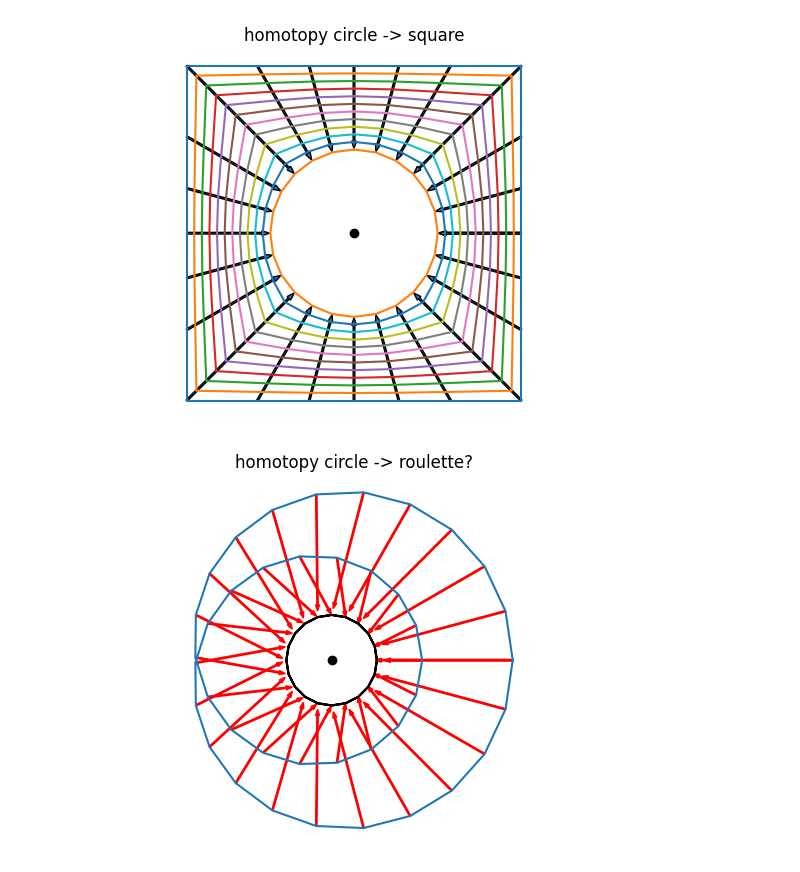
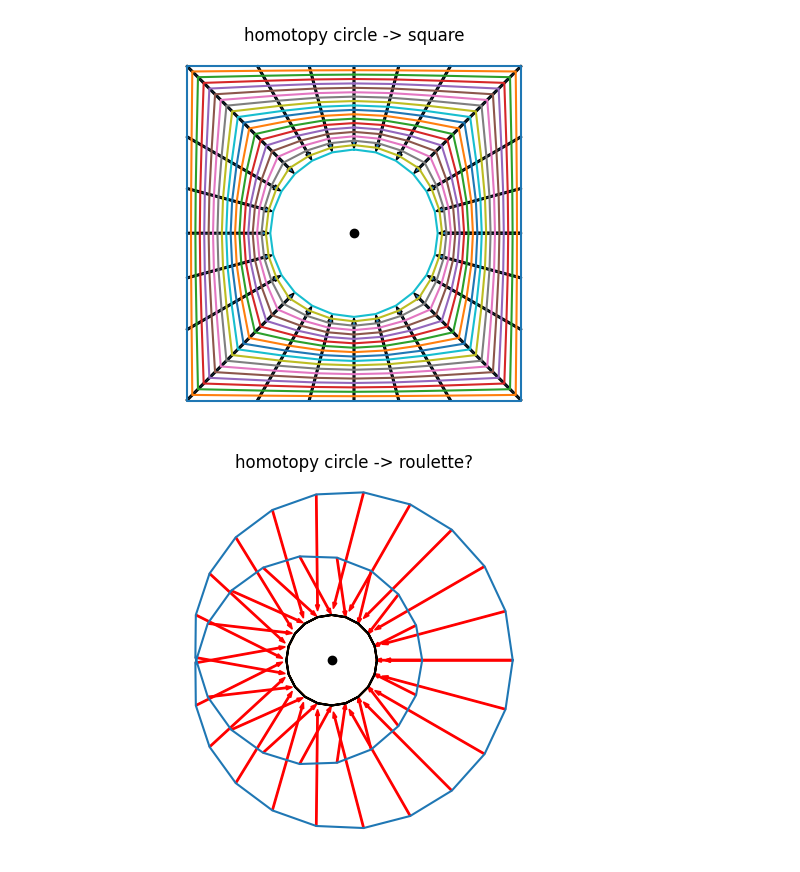
Before and after one commit to macbuse/ALG_TOP, a Jupyter notebook: homotopies.ipynb, the cells around one changed output. Saved outputs shown, nothing was run; the diff lists cells and outputs as text; code cells hidden in the pictures.

```diff
--- a/homotopies.ipynb
+++ b/homotopies.ipynb
@@ -5,35 +5,35 @@ import matplotlib.pyplot as plt
 def nn(z):
     return max([abs(z.imag),abs(z.real)])
 
 nn = np.vectorize(nn)
 
 plt.axis('equal')
 plt.axis('off')
 
 T = np.linspace(0,2*np.pi,25)
 
 circle = np.exp(1J*T)
 square = 2*circle / nn(circle)
 
-num_curves = 12
+num_curves = 20
 for t in np.linspace(0,1,num_curves):
     Z = t*circle + (1-t)*square
     plt.plot(Z.imag,Z.real);
 
 for a,b in zip(square, 1.1*circle - square):
     x,y = a.real, a.imag
     dx,dy = b.real, b.imag
     plt.arrow(x,y,dx,dy, width= .02)
 
 #WW = 2*np.array([0, 1 + 1J])
 #plt.plot(WW.imag,WW.real,'k');
 
 plt.plot([0],[0],'ko');
 plt.title('homotopy circle -> square')
 
 plt.savefig(f'homotopy_square_{num_curves}.png')
 # %% [output]
-[figure, old version]
+[figure, new version]
 # %%
 plt.axis('equal')
 plt.axis('off')
```
Also changed, not shown: parts of 1 cell of this notebook, 6 other files.
